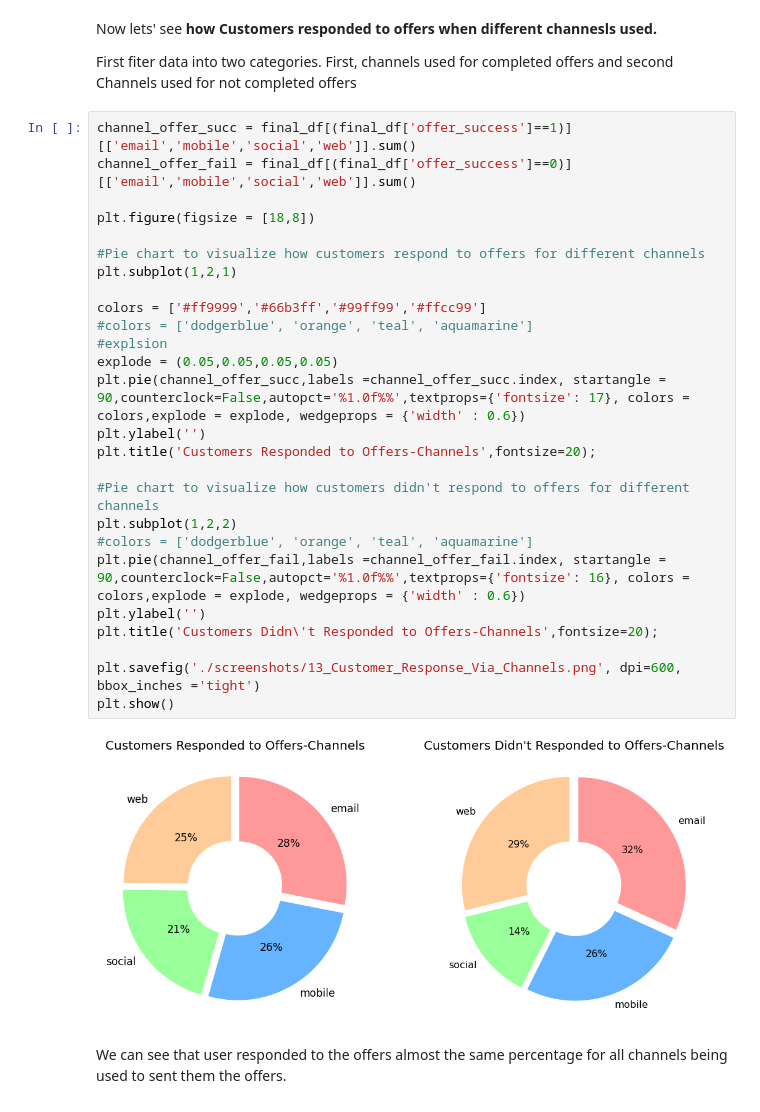
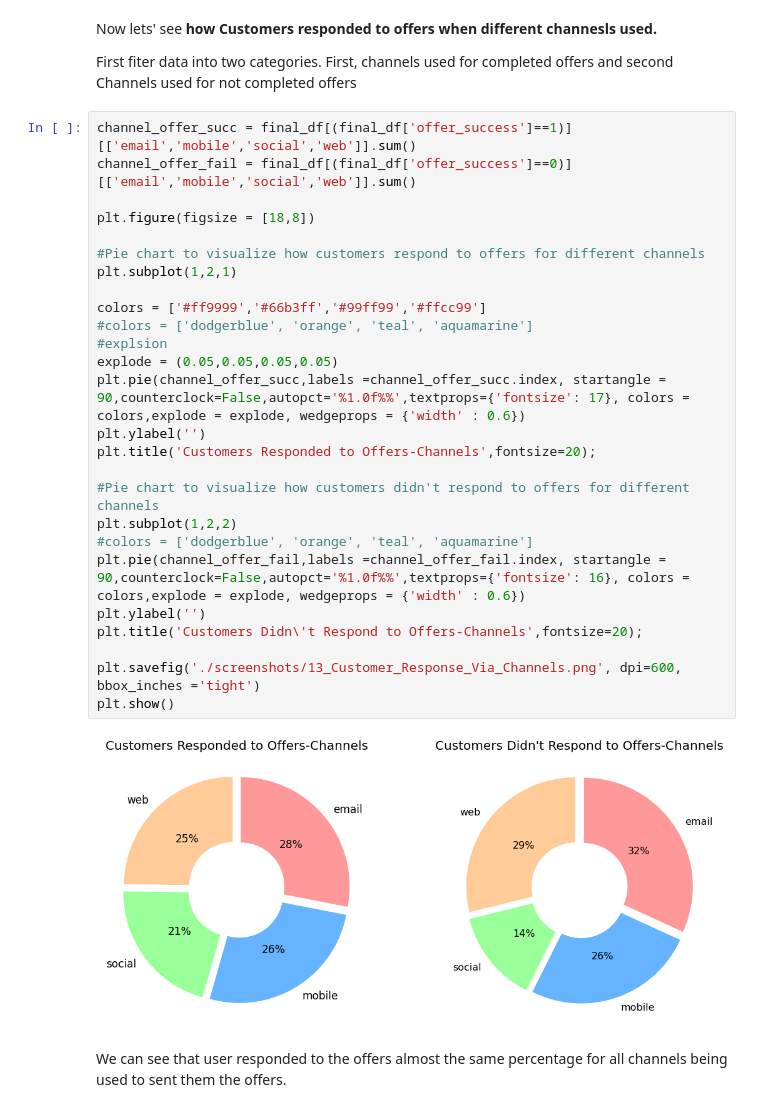
Before and after one commit to SiddharthSabat/Data-Science-and-ML-Portfolio, a Jupyter notebook: Data_Scientist_Starbucks_Capstone/Starbucks_Capstone_notebook.ipynb, the cells around one changed output. Saved outputs shown, nothing was run; the diff lists cells and outputs as text.

```diff
--- a/Data_Scientist_Starbucks_Capstone/Starbucks_Capstone_notebook.ipynb
+++ b/Data_Scientist_Starbucks_Capstone/Starbucks_Capstone_notebook.ipynb
@@ -1103,31 +1107,31 @@ First fiter data into two categories. First, channels used for completed offers
 # %%
 channel_offer_succ = final_df[(final_df['offer_success']==1)][['email','mobile','social','web']].sum()
 channel_offer_fail = final_df[(final_df['offer_success']==0)][['email','mobile','social','web']].sum()
 
 plt.figure(figsize = [18,8])
 
 #Pie chart to visualize how customers respond to offers for different channels
 plt.subplot(1,2,1)
 
 colors = ['#ff9999','#66b3ff','#99ff99','#ffcc99']
 #colors = ['dodgerblue', 'orange', 'teal', 'aquamarine']
 #explsion
 explode = (0.05,0.05,0.05,0.05)
 plt.pie(channel_offer_succ,labels =channel_offer_succ.index, startangle = 90,counterclock=False,autopct='%1.0f%%',textprops={'fontsize': 17}, colors = colors,explode = explode, wedgeprops = {'width' : 0.6})
 plt.ylabel('')
 plt.title('Customers Responded to Offers-Channels',fontsize=20);
 
 #Pie chart to visualize how customers didn't respond to offers for different channels
 plt.subplot(1,2,2)
 #colors = ['dodgerblue', 'orange', 'teal', 'aquamarine']
 plt.pie(channel_offer_fail,labels =channel_offer_fail.index, startangle = 90,counterclock=False,autopct='%1.0f%%',textprops={'fontsize': 16}, colors = colors,explode = explode, wedgeprops = {'width' : 0.6})
 plt.ylabel('')
-plt.title('Customers Didn\'t Responded to Offers-Channels',fontsize=20);
+plt.title('Customers Didn\'t Respond to Offers-Channels',fontsize=20);
 
 plt.savefig('./screenshots/13_Customer_Response_Via_Channels.png', dpi=600, bbox_inches ='tight')
 plt.show()
 # %% [output]
-[figure, old version]
+[figure, new version]
 # %% [markdown]
 We can see that user responded to the offers almost the same percentage for all channels being used to sent them the offers.
 # %% [markdown]
```
Also changed, not shown: parts of 47 cells of this notebook, 1 other file.
